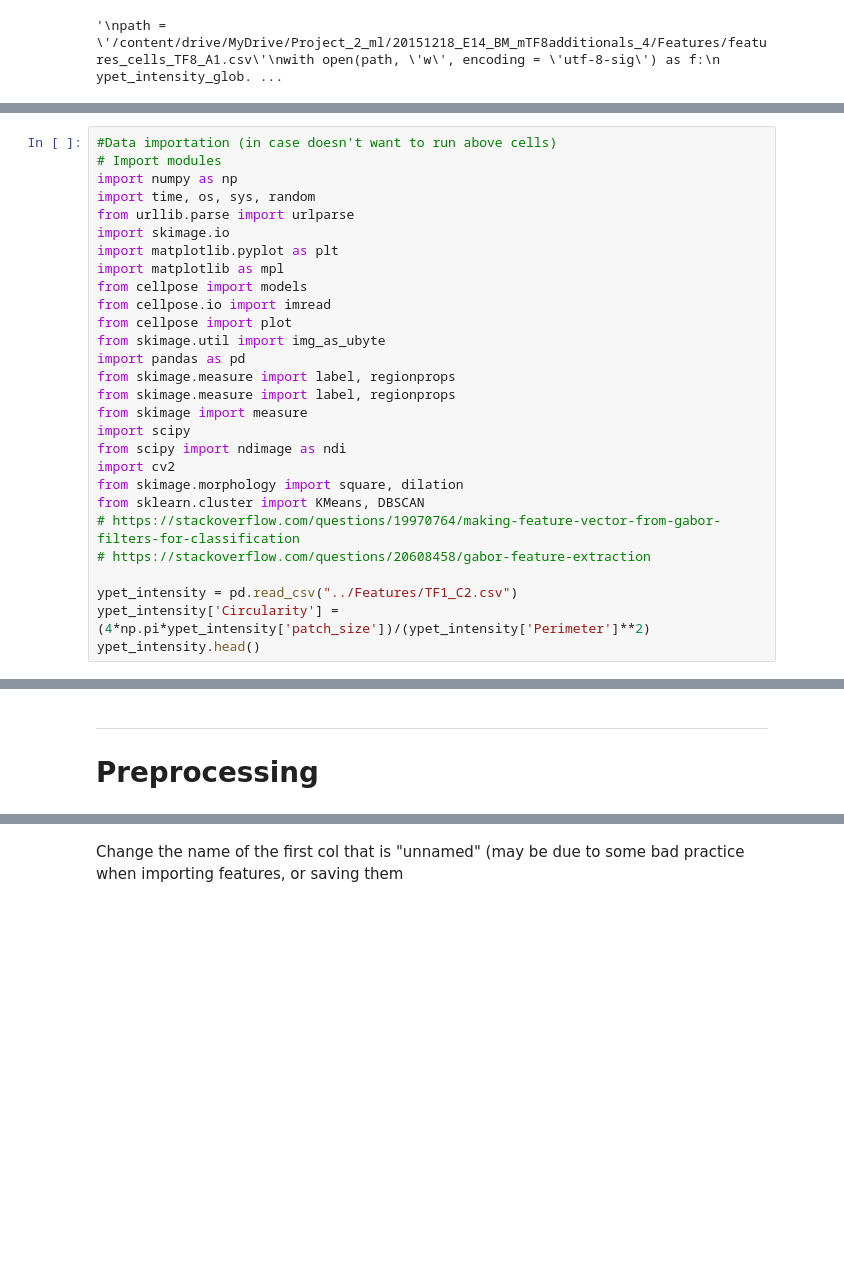
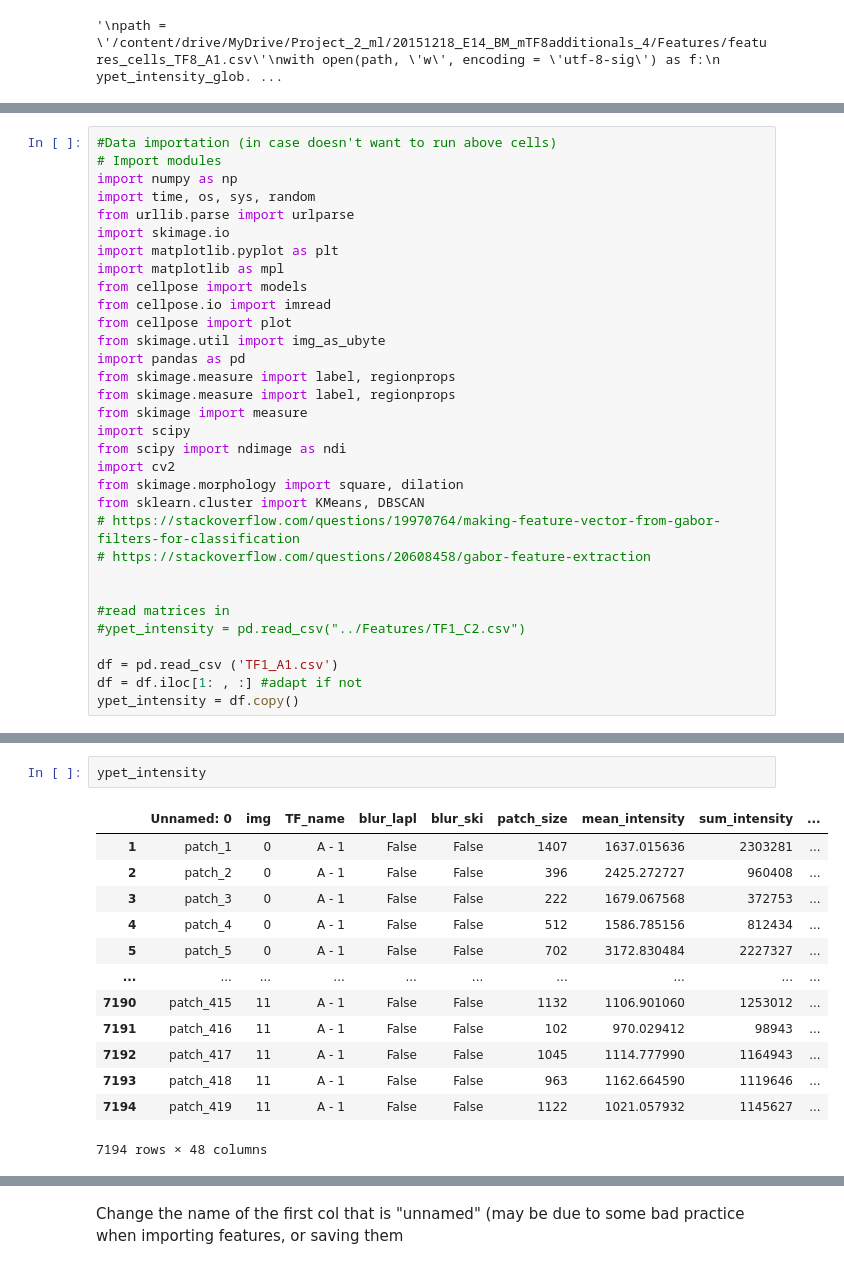
Before and after one commit to CS-433/ml-project-2-transcripted_cherry, a Jupyter notebook: Jupyter notebooks/classification.ipynb, the cells around one changed output, grey strips where cells are left out. Cells and saved outputs as stored; diff of their text form; blank space fills up the shorter version.

```diff
--- a/Jupyter notebooks/classification.ipynb
+++ b/Jupyter notebooks/classification.ipynb
@@ -501,7 +503,11 @@ from sklearn.cluster import KMeans, DBSCAN
 # https://stackoverflow.com/questions/19970764/making-feature-vector-from-gabor-filters-for-classification
 # https://stackoverflow.com/questions/20608458/gabor-feature-extraction
 
-ypet_intensity = pd.read_csv("../Features/TF1_C2.csv")
-ypet_intensity['Circularity'] = (4*np.pi*ypet_intensity['patch_size'])/(ypet_intensity['Perimeter']**2)
-ypet_intensity.head()
+
+#read matrices in
+#ypet_intensity = pd.read_csv("../Features/TF1_C2.csv")
+
+df = pd.read_csv ('TF1_A1.csv')
+df = df.iloc[1: , :] #adapt if not
+ypet_intensity = df.copy()
 # %% [output]
@@ -515,3 +517,16 @@ ypet_intensity.head()
-# %% [markdown]
-***
-# Preprocessing
+# %%
+ypet_intensity
+# %% [output]
+|  | Unnamed: 0 | img | TF_name | blur_lapl | blur_ski | patch_size | mean_intensity | sum_intensity | ... |
+| 1 | patch_1 | 0 | A - 1 | False | False | 1407 | 1637.015636 | 2303281 | ... |
+| 2 | patch_2 | 0 | A - 1 | False | False | 396 | 2425.272727 | 960408 | ... |
+| 3 | patch_3 | 0 | A - 1 | False | False | 222 | 1679.067568 | 372753 | ... |
+| 4 | patch_4 | 0 | A - 1 | False | False | 512 | 1586.785156 | 812434 | ... |
+| 5 | patch_5 | 0 | A - 1 | False | False | 702 | 3172.830484 | 2227327 | ... |
+| ... | ... | ... | ... | ... | ... | ... | ... | ... | ... |
+| 7190 | patch_415 | 11 | A - 1 | False | False | 1132 | 1106.901060 | 1253012 | ... |
+| 7191 | patch_416 | 11 | A - 1 | False | False | 102 | 970.029412 | 98943 | ... |
+| 7192 | patch_417 | 11 | A - 1 | False | False | 1045 | 1114.777990 | 1164943 | ... |
+| 7193 | patch_418 | 11 | A - 1 | False | False | 963 | 1162.664590 | 1119646 | ... |
+| 7194 | patch_419 | 11 | A - 1 | False | False | 1122 | 1021.057932 | 1145627 | ... |
+7194 rows × 48 columns
```
Also changed, not shown: parts of 66 cells of this notebook.
